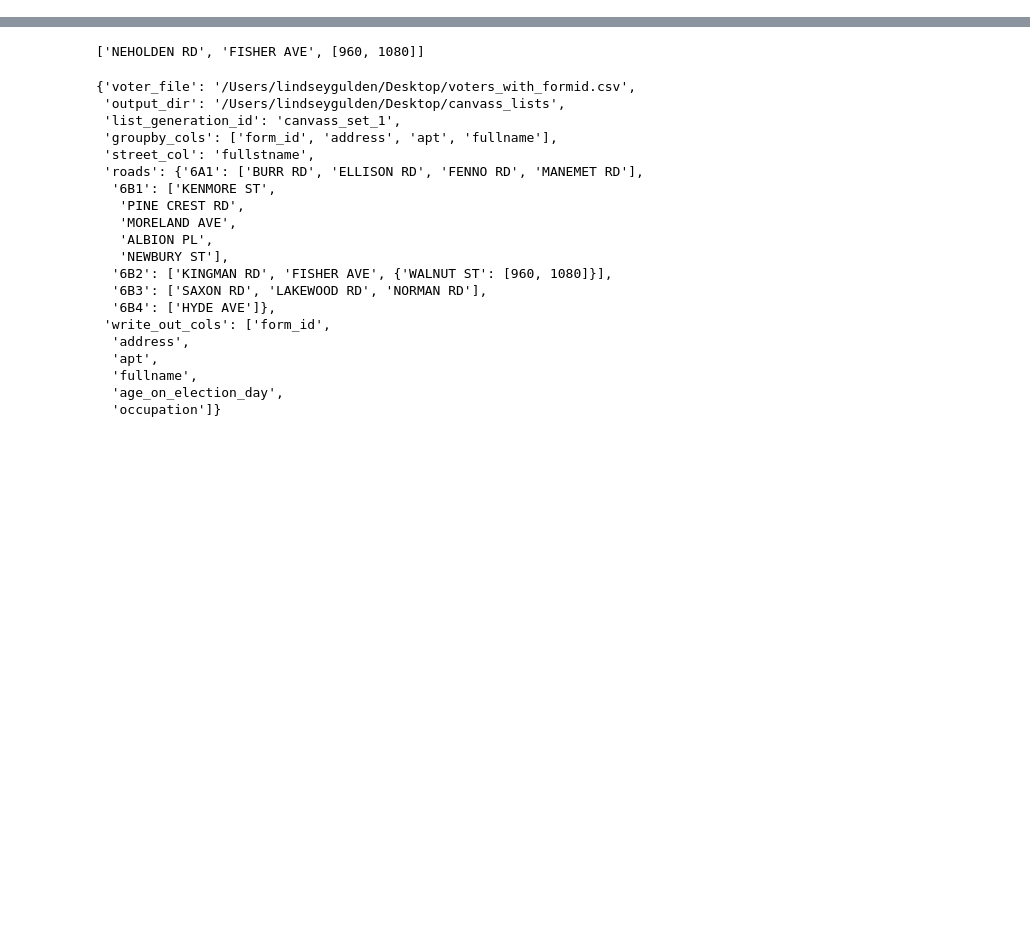
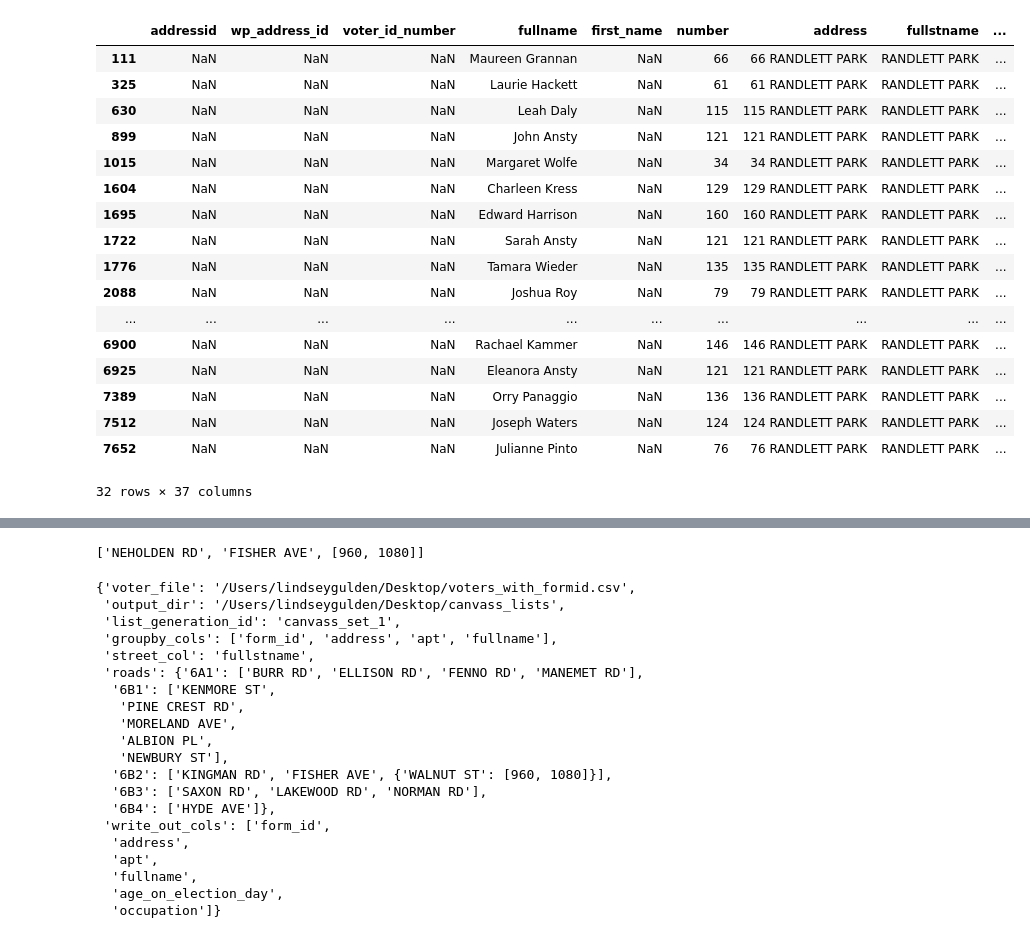
Before and after one commit to lindseygulden/newton, a Jupyter notebook: voters/canvass.ipynb, the cells around one changed output, grey strips where cells are left out. Saved outputs shown, nothing was run; the diff lists cells and outputs as text; code cells hidden in the pictures; blank space fills up the shorter version.

Commit message:
fixed numbers

```diff
--- a/voters/canvass.ipynb
+++ b/voters/canvass.ipynb
@@ -24,0 +127,37 @@ for street in streets:
+# %%
+df = city_df.merge(
+    l2_subset_df,
+    left_on="voter_id_number",
+    right_on="l2_voters_statevoterid",
+    how="right",
+)
+df["house_contacted"] = [1 if c in completed_lists else 0 for c in df.canvass_list]
+
+df.drop(
+    columns=[
+        "politics",
+        "polling_location",
+        "big_single_family",
+        "educator",
+        "finance",
+        "muckity_muck",
+        "helping",
+        "multifamily",
+        "men_over_60",
+        "women",
+    ],
+    inplace=True,
+)
+# %%
+# fix the rando streets
+df["tmp"] = [
+    x.split(" ", 1)[-1].upper().split(" APT ")[0]
+    for x in df.l2_residence_addresses_addressline
+]
+df.fullstname.fillna(df.tmp, inplace=True)
+df["tmp"] = [x.split(" ", 1)[0] for x in df.l2_residence_addresses_addressline]
+df.number.fillna(df.tmp, inplace=True)
+df["tmp"] = [x.upper() for x in df.l2_residence_addresses_addressline]
+df.address.fillna(df.tmp, inplace=True)
+df.fullname.fillna(df.l2_fullname, inplace=True)
+df.age_on_election_day.fillna(df.l2_voters_age, inplace=True)
@@ -25 +255,22 @@ for street in streets:
+# %%
+df.loc[["RANDLETT" in x for x in df.address]]
+# %% [output]
+|  | addressid | wp_address_id | voter_id_number | fullname | first_name | number | address | fullstname | ... |
+| 111 | NaN | NaN | NaN | Maureen Grannan | NaN | 66 | 66 RANDLETT PARK | RANDLETT PARK | ... |
+| 325 | NaN | NaN | NaN | Laurie Hackett | NaN | 61 | 61 RANDLETT PARK | RANDLETT PARK | ... |
+| 630 | NaN | NaN | NaN | Leah Daly | NaN | 115 | 115 RANDLETT PARK | RANDLETT PARK | ... |
+| 899 | NaN | NaN | NaN | John Ansty | NaN | 121 | 121 RANDLETT PARK | RANDLETT PARK | ... |
+| 1015 | NaN | NaN | NaN | Margaret Wolfe | NaN | 34 | 34 RANDLETT PARK | RANDLETT PARK | ... |
+| 1604 | NaN | NaN | NaN | Charleen Kress | NaN | 129 | 129 RANDLETT PARK | RANDLETT PARK | ... |
+| 1695 | NaN | NaN | NaN | Edward Harrison | NaN | 160 | 160 RANDLETT PARK | RANDLETT PARK | ... |
+| 1722 | NaN | NaN | NaN | Sarah Ansty | NaN | 121 | 121 RANDLETT PARK | RANDLETT PARK | ... |
+| 1776 | NaN | NaN | NaN | Tamara Wieder | NaN | 135 | 135 RANDLETT PARK | RANDLETT PARK | ... |
+| 2088 | NaN | NaN | NaN | Joshua Roy | NaN | 79 | 79 RANDLETT PARK | RANDLETT PARK | ... |
+| ... | ... | ... | ... | ... | ... | ... | ... | ... | ... |
+| 6900 | NaN | NaN | NaN | Rachael Kammer | NaN | 146 | 146 RANDLETT PARK | RANDLETT PARK | ... |
+| 6925 | NaN | NaN | NaN | Eleanora Ansty | NaN | 121 | 121 RANDLETT PARK | RANDLETT PARK | ... |
+| 7389 | NaN | NaN | NaN | Orry Panaggio | NaN | 136 | 136 RANDLETT PARK | RANDLETT PARK | ... |
+| 7512 | NaN | NaN | NaN | Joseph Waters | NaN | 124 | 124 RANDLETT PARK | RANDLETT PARK | ... |
+| 7652 | NaN | NaN | NaN | Julianne Pinto | NaN | 76 | 76 RANDLETT PARK | RANDLETT PARK | ... |
+32 rows × 37 columns
 # %%
```
Also changed, not shown: parts of 15 cells of this notebook, 4 other files.
